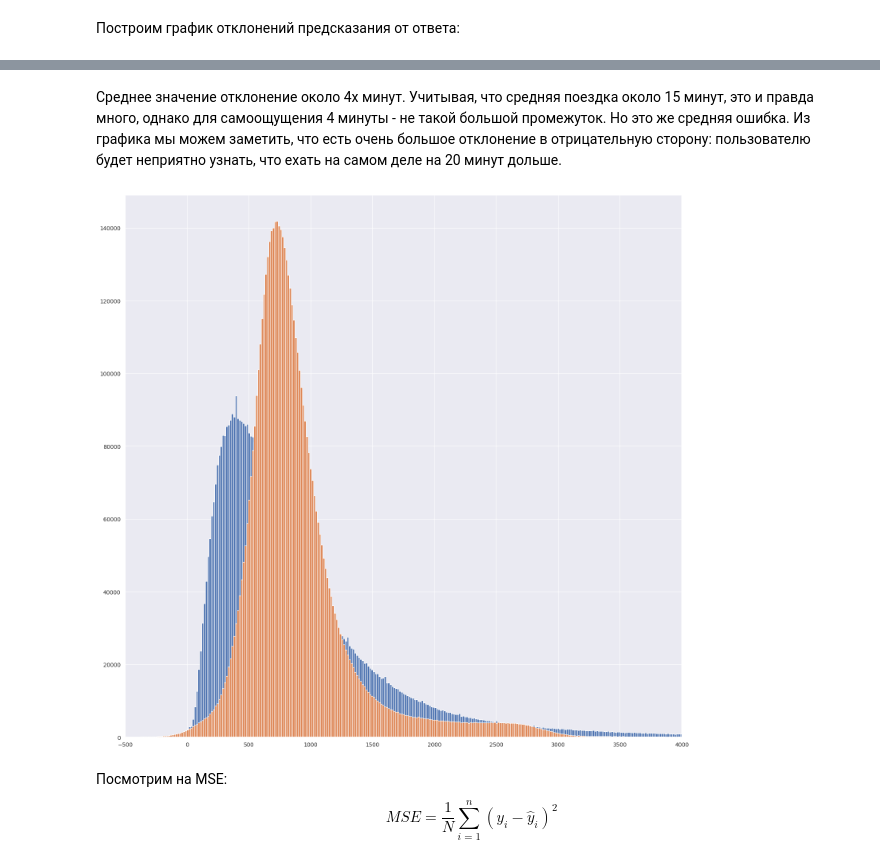
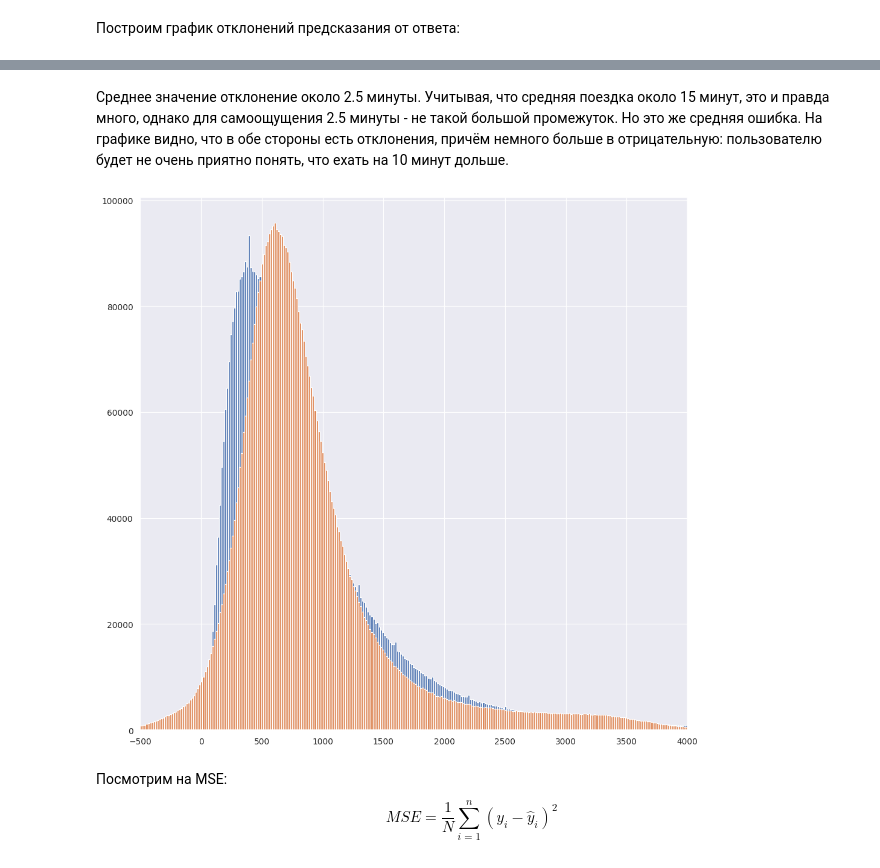
Before and after one commit to dasfex/taxi-trips, a Jupyter notebook: trips.ipynb, the cells around one changed output, grey strips where cells are left out. Saved outputs shown, nothing was run; the diff lists cells and outputs as text; code cells hidden in the pictures.

```diff
--- a/trips.ipynb
+++ b/trips.ipynb
@@ -304,5 +374,22 @@ print(trips19.shape, trips20.shape)
 Это выборки с довольно большим и средним размером соответственно. Потому искусственно повышать размер train-выборки из-за недостаточности данных необходимости нет.
 # %% [markdown]
 Чтобы не нагружать оперативную память пообучаем по очереди, но модели оставим.
+# %%
+def get_tr_ts(trips) -> tuple:
+    train, test = train_test_split(trips, test_size=0.2)
+
+    tr_ans = train['trip_duration_secs']
+    tr_ans = np.array(tr_ans.values.tolist()).astype(float)
+
+    train = train.drop(columns=['trip_duration_secs'])
+    train = np.array(train.values.tolist()).astype(float)
+
+    ts_ans = test['trip_duration_secs']
+    ts_ans = np.array(ts_ans.values.tolist()).astype(float)
+
+    test = test.drop(columns=['trip_duration_secs'])
+    test = np.array(test.values.tolist()).astype(float)
+
+    return train, test, tr_ans, ts_ans
 # %%
-train, test = train_test_split(trips19, test_size=0.2)
+train, test, tr_ans, ts_ans = get_tr_ts(trips19)
@@ -321,11 +396,11 @@ test = np.array(test.values.tolist()).astype(float)
 # %% [markdown]
 Для начала попробуем обучить линейную регрессию без параметров.
 # %%
-reg19_wp = LinearRegression().fit(train, tr_ans)
+reg = LinearRegression(n_jobs=-1).fit(train, tr_ans)
 # %% [markdown]
 Посмотрим, как регрессия умеет предсказывать данные для train-выборки.
 # %%
-predicted = reg19_wp.predict(train)
+predicted = reg.predict(train)
 # %% [markdown]
 Построим график отклонений предсказания от ответа:
 # %%
@@ -341,13 +416,13 @@ np.mean(np.abs(predicted - tr_ans))
 # %% [markdown]
-Среднее значение отклонение около 4х минут. Учитывая, что средняя поездка около 15 минут, это и правда много, однако для самоощущения 4 минуты - не такой большой промежуток. Но это же средняя ошибка. Из графика мы можем заметить, что есть очень большое отклонение в отрицательную сторону: пользователю будет неприятно узнать, что ехать на самом деле на 20 минут дольше.
+Среднее значение отклонение около 2.5 минуты. Учитывая, что средняя поездка около 15 минут, это и правда много, однако для самоощущения 2.5 минуты - не такой большой промежуток. Но это же средняя ошибка. На графике видно, что в обе стороны есть отклонения, причём немного больше в отрицательную: пользователю будет не очень приятно понять, что ехать на 10 минут дольше.
 # %%
-plt.figure(figsize=(20, 20))
+plt.figure(figsize=(13, 13))
 plt.hist(tr_ans, bins=np.linspace(-500, 4000, 300))
 plt.hist(predicted, bins=np.linspace(-500, 4000, 300))
 plt.xlim(-500, 4000)
 pass
 # %% [output]
-[figure, old version]
+[figure, new version]
 # %% [markdown]
 Посмотрим на MSE:
 $$
```
Also changed, not shown: parts of 46 cells of this notebook, 1 other file.
